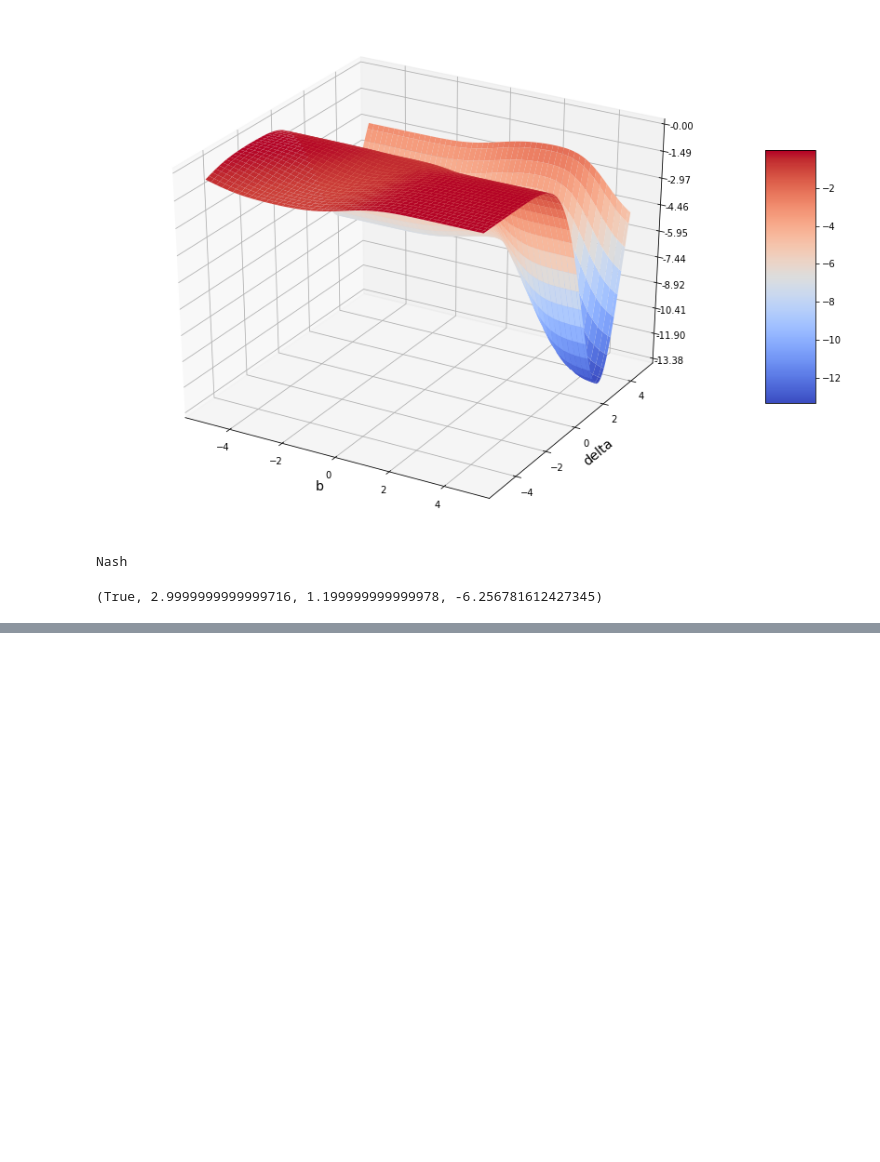
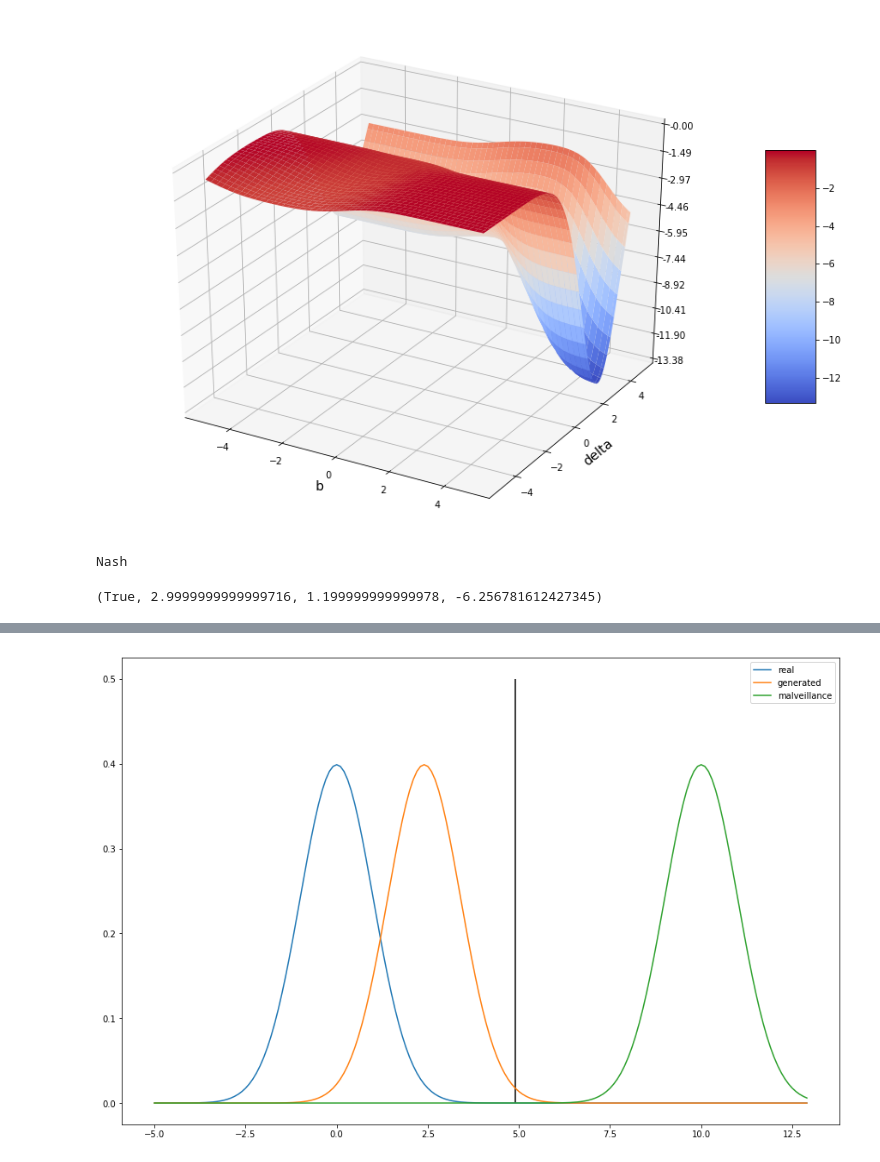
Before and after one commit to ppmdatix/gitELECOM, a Jupyter notebook: draft/normals_search.ipynb, the cells around one changed output, grey strips where cells are left out. Saved outputs shown, nothing was run; the diff lists cells and outputs as text; code cells hidden in the pictures; blank space fills up the shorter version.

```diff
--- a/draft/normals_search.ipynb
+++ b/draft/normals_search.ipynb
@@ -109,0 +120,17 @@ b_list, delta_list, z_list = Nash_on_m(m_min=0, m_max=10, m_step=.1, range_max=1
+# %%
+def plot_nash_state(b,delta,m, mu, xrange):
+    real = [phi(x-mu) for x in xrange]
+    generated = [phi(x-delta) for x in xrange]
+    malveillance = [phi(x-m) for x in xrange]
+    fig = plt.figure(figsize=(15,10))
+    plt.plot(xrange, real, label= 'real')
+    plt.plot(xrange, generated, label="generated")
+    plt.plot(xrange, malveillance, label="malveillance")
+    plt.vlines(b,0,.5)
+    plt.legend()
+    plt.show()
+    plt.close()
+# %%
+plot_nash_state(Bs[-1], Ds[-1], 10, mu=0, xrange=np.arange(-5,13, .1))
+# %% [output]
+[figure, added]
```
Also changed, not shown: parts of 4 cells of this notebook, 1 other file.
